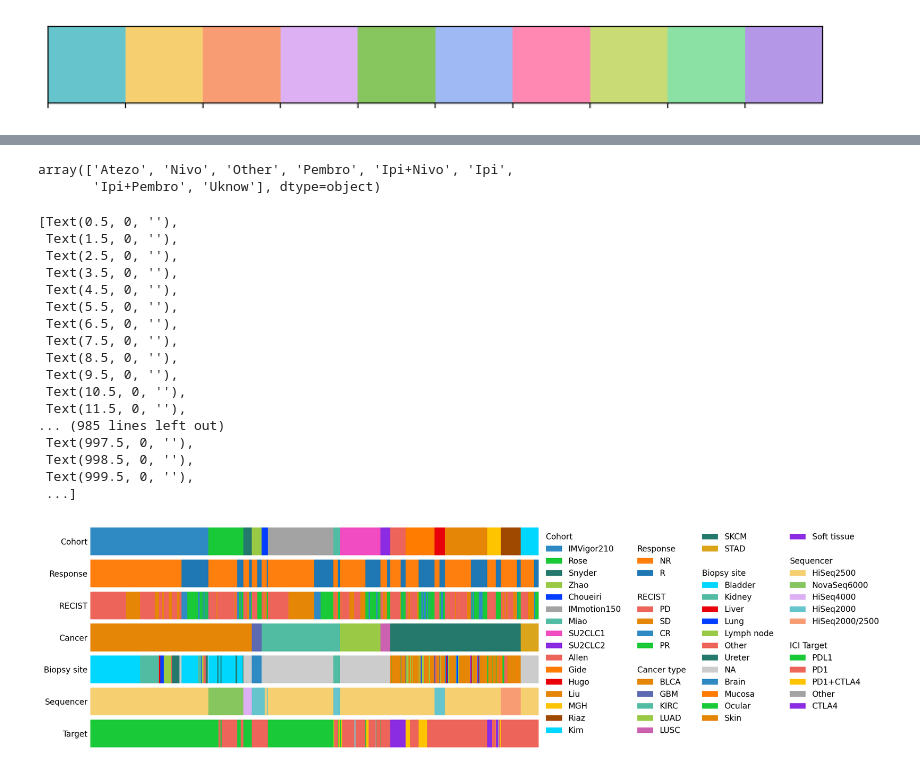
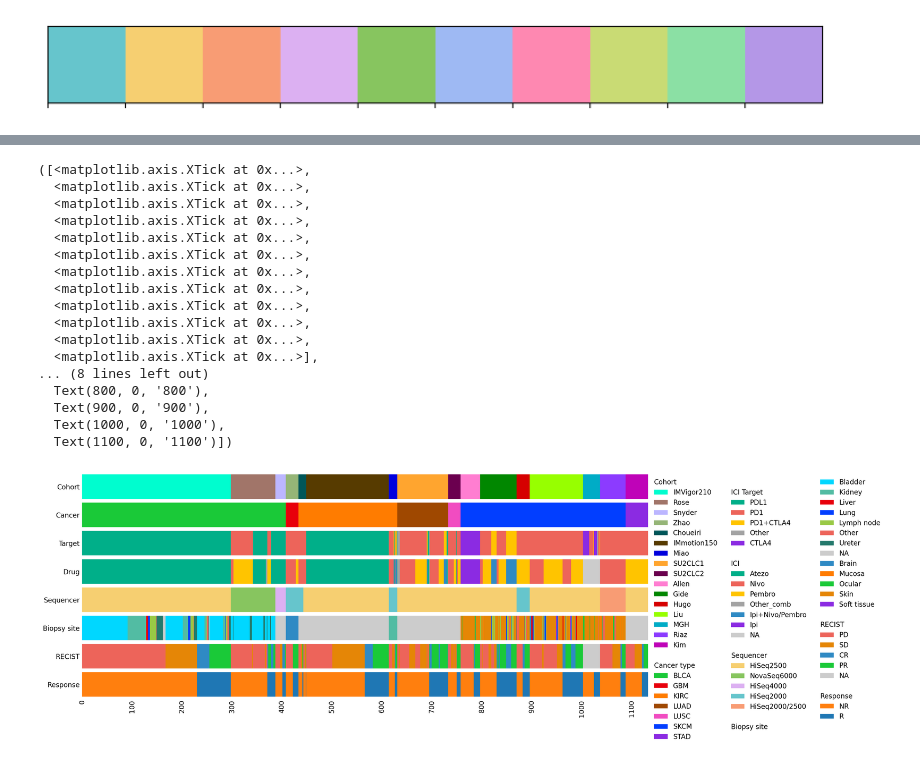
Before and after one commit to ashyamal/COMPASS, a Jupyter notebook: paper/00_data_description_plot/plot.ipynb, the cells around one changed output, grey strips where cells are left out. Cells and saved outputs as stored; diff of their text form; code cells hidden in the pictures.

```diff
--- a/paper/00_data_description_plot/plot.ipynb
+++ b/paper/00_data_description_plot/plot.ipynb
@@ -62,9 +62,15 @@ from comut import comut
 from comut import fileparsers
 # %%
 dfp = pd.read_pickle('../00_data/ITRP.PATIENT.TABLE')
-dfp = dfp.sort_values(['cancer_type', 'cohort', 'response_label', 'sequencer', 'ICI_map', 'ICI_target_map', 'Biopsy_site', 'RECIST'])
+dfp.loc[dfp.cohort == 'MGH', 'RECIST'] = np.nan
+dfp.loc[dfp.ICI_map == 'Uknow', 'ICI_map'] = 'NA'
+dfp.loc[dfp.ICI_map == 'Other', 'ICI_map'] = 'Other_comb'
 
-cancer = dfp[['cancer_type']]
-cancer = cancer.rename(columns={'cancer_type': 'value'})
-cancer['category'] = 'Cancer'
-cancer['sample'] = range(len(cancer))
+drug_name_map = {'Atezo':'Atezo', 'Pembro':'Pembro', 'Nivo':'Nivo',
+                 'Ipi':'Ipi', 'Ipi+Pembro':'Ipi+Nivo/Pembro', 'Ipi+Nivo':'Ipi+Nivo/Pembro',
+                 'Other_comb':'Other_comb', 'NA':'NA', }
+
+dfp.ICI_map = dfp.ICI_map.map(drug_name_map)
+
+dfp = dfp.sort_values(['cancer_type', 'cohort', 'sequencer', 'response_label', 'ICI_target_map',
+                       'ICI_map',    'RECIST',  'Biopsy_site', ])
@@ -171,10 +201,5 @@ drug_map
-# %%
-drug['value'].unique()
-# %% [output]
-array(['Atezo', 'Nivo', 'Other', 'Pembro', 'Ipi+Nivo', 'Ipi',
-       'Ipi+Pembro', 'Uknow'], dtype=object)
 # %%
-figsize = (10,5)
+figsize = (15,6)
 
 x_padding = 0.0 # the x distance between patches in comut
 y_padding = 0.03 # the y distance between patches in comut
@@ -187,77 +212,80 @@ tissue = tissue[tissue.value != 'Unknown']
 
 toy_comut = comut.CoMut()
 
+toy_comut.add_categorical_data(response, name = 'Response', mapping = response_map, value_order = response_order)
 
-#toy_comut.add_categorical_data(drug, name = 'ICI', mapping = drug_map, value_order = drug_order)
+toy_comut.add_categorical_data(recist, name = 'RECIST', mapping = recist_map, value_order=recist_order)
+
+toy_comut.add_categorical_data(tissue, name = 'Biopsy site', mapping = tissue_map, value_order = tissue_order)
+
+toy_comut.add_categorical_data(sequencer, name = 'Sequencer', mapping = sequencer_map, value_order = sequencer_order)
+
+toy_comut.add_categorical_data(drug, name = 'ICI', mapping = drug_map, value_order = drug_order)
 
 toy_comut.add_categorical_data(target, name = 'ICI Target', mapping = target_map, value_order = target_order)
-toy_comut.add_categorical_data(sequencer, name = 'Sequencer', mapping = sequencer_map, value_order = sequencer_order)
 
-toy_comut.add_categorical_data(tissue, name = 'Biopsy site', mapping = tissue_map, value_order = tissue_order)
 toy_comut.add_categorical_data(cancer, name = 'Cancer type', mapping = cancer_map, value_order = cancer_order)
 
 
-toy_comut.add_categorical_data(recist, name = 'RECIST', mapping = recist_map, value_order=recist_order)
-toy_comut.add_categorical_data(response, name = 'Response', mapping = response_map, value_order = response_order)
 toy_comut.add_categorical_data(cohort, name = 'Cohort', mapping=cohort_map, value_order = cohort_order)
 
 
 
 toy_comut.plot_comut(x_padding = x_padding, y_padding = y_padding, tri_padding = tri_padding, hspace = hspace, figsize=figsize)
-toy_comut.add_unified_legend( ncol= 4)
+toy_comut.add_unified_legend( ncol= 3)
 
 # toy_comut.add_axis_legend(name = 'Cohort', order = cohort_order,
 #                         title = 'Cohort', ncol = 2,
 #                         columnspacing = 0.01)
 
 
 # toy_comut.add_axis_legend(name = 'Response', order = response_order,
 #                         title = 'Response', ncol = 2, bbox_to_anchor = (1, 2), columnspacing = 0.6)
 
 # toy_comut.add_axis_legend(name = 'RECIST', order = recist_order,
 #                         title = 'RECIST', ncol = 1, bbox_to_anchor = (1, 1),)
 
 
 # toy_comut.add_axis_legend(name = 'Cancer type', order = cancer_order,
 #                         title = 'Cancer type', ncol = 1, bbox_to_anchor = (1.25, 2), ) #
 
 
 # toy_comut.add_axis_legend(name = 'Biopsy site', order = tissue_order,
 #                         title = 'Biopsy site', ) #ncol = 1, bbox_to_anchor = (1, 1),
 
 
 # # toy_comut.add_axis_legend(name = 'Sequencer', order = sequencer_order,
 # #                         title = 'Sequencer', ) #ncol = 1, bbox_to_anchor = (1, 1),
 
-
 # # toy_comut.add_axis_legend(name = 'ICI Target', order = target_order,
 # #                         title = 'Target', ) #ncol = 1, bbox_to_anchor = (1, 1),
-
 
 # # toy_comut.add_axis_legend(name = 'ICI', order = drug_order,
 # #                         title = 'Drug', ) #ncol = 1, bbox_to_anchor = (1, 1),
 
 
 toy_comut.axes['ICI Target'].set_xticklabels([])
+
+plt.xticks(range(0, len(dfp), 100), range(0, len(dfp), 100))
 # %% [output]
-[Text(0.5, 0, ''),
- Text(1.5, 0, ''),
- Text(2.5, 0, ''),
- Text(3.5, 0, ''),
- Text(4.5, 0, ''),
- Text(5.5, 0, ''),
- Text(6.5, 0, ''),
- Text(7.5, 0, ''),
- Text(8.5, 0, ''),
- Text(9.5, 0, ''),
- Text(10.5, 0, ''),
- Text(11.5, 0, ''),
-... (985 lines left out)
- Text(997.5, 0, ''),
- Text(998.5, 0, ''),
- Text(999.5, 0, ''),
- ...]
+([<matplotlib.axis.XTick at 0x...>,
+  <matplotlib.axis.XTick at 0x...>,
+  <matplotlib.axis.XTick at 0x...>,
+  <matplotlib.axis.XTick at 0x...>,
+  <matplotlib.axis.XTick at 0x...>,
+  <matplotlib.axis.XTick at 0x...>,
+  <matplotlib.axis.XTick at 0x...>,
+  <matplotlib.axis.XTick at 0x...>,
+  <matplotlib.axis.XTick at 0x...>,
+  <matplotlib.axis.XTick at 0x...>,
+  <matplotlib.axis.XTick at 0x...>,
+  <matplotlib.axis.XTick at 0x...>],
+... (8 lines left out)
+  Text(800, 0, '800'),
+  Text(900, 0, '900'),
+  Text(1000, 0, '1000'),
+  Text(1100, 0, '1100')])
-[figure, old version]
+[figure, new version]
 # %%
 # toy_comut.axes['Cohort'].xaxis.set_ticks_position('top')
 # %%
```
Also changed, not shown: parts of 9 cells of this notebook, 31 other files.
